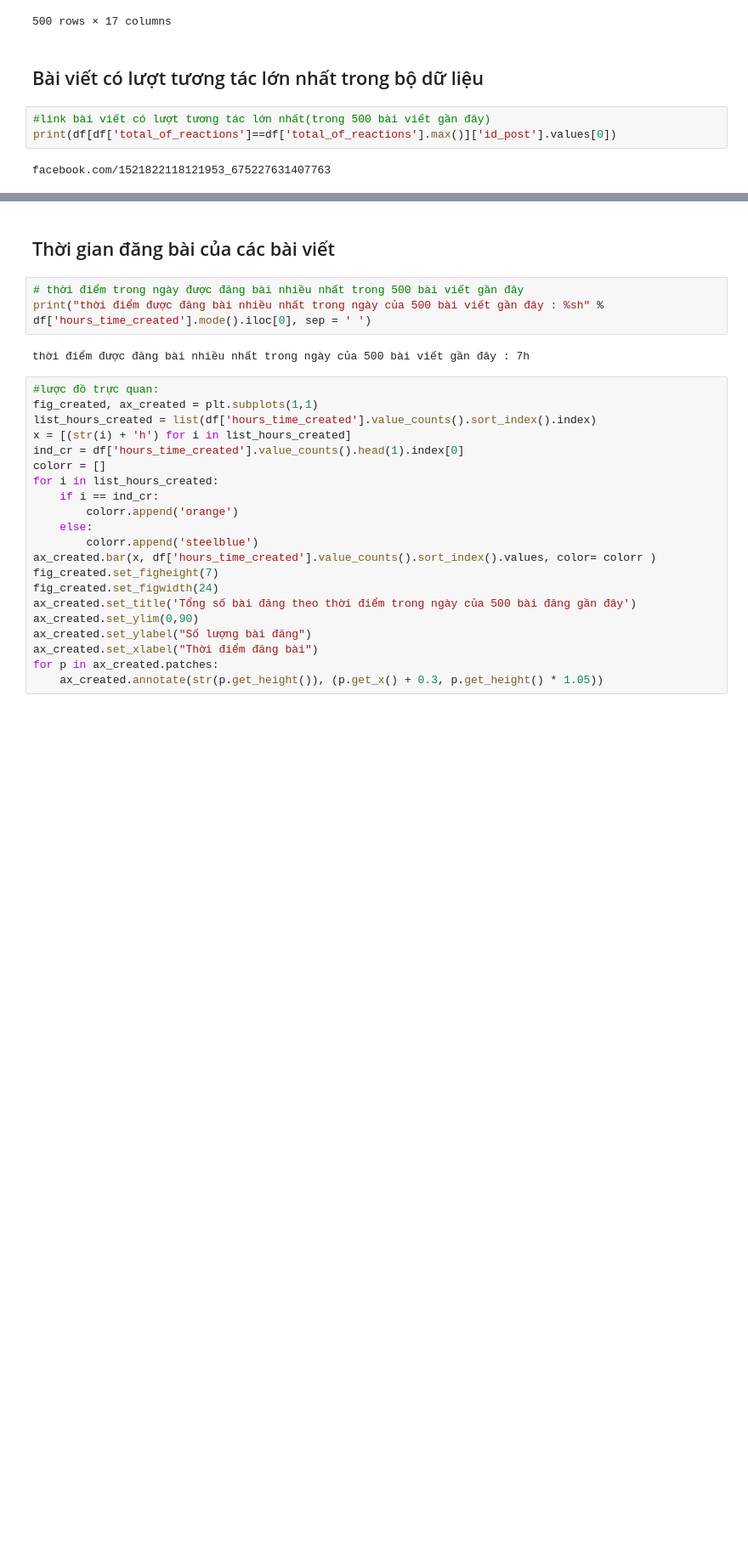
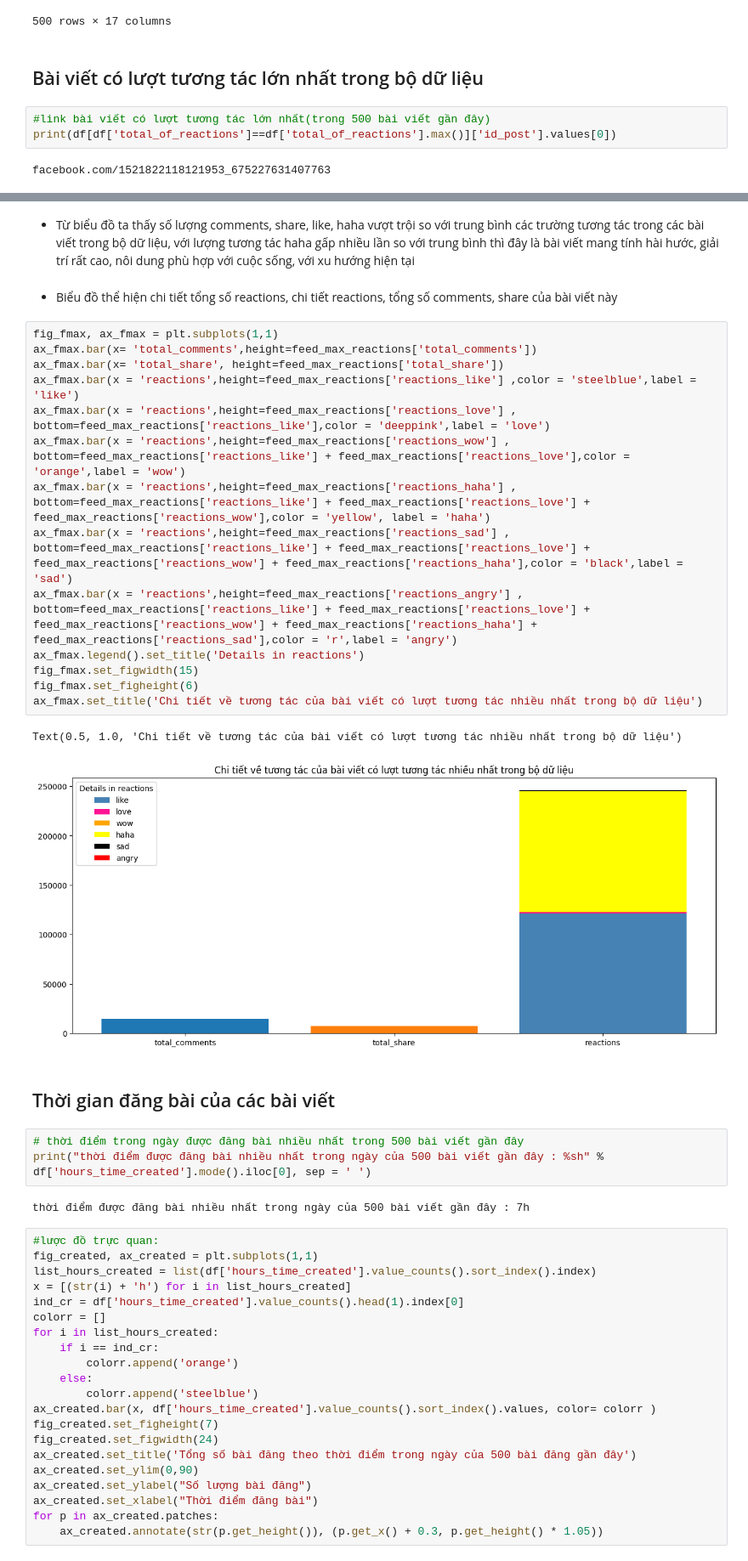
Before and after one commit to VuThanhDat14122004/big, a Jupyter notebook: analyze.ipynb, the cells around one changed output, grey strips where cells are left out. Shown at 85% size. Saved outputs shown, nothing was run; the diff lists cells and outputs as text; blank space fills up the shorter version.

```diff
--- a/analyze.ipynb
+++ b/analyze.ipynb
@@ -145,3 +226,24 @@ df[df['total_of_reactions']==df['total_of_reactions'].max()]
+# %% [markdown]
+- Từ biểu đồ ta thấy số lượng comments, share, like, haha vượt trội so với trung bình các trường tương tác trong các bài viết trong bộ dữ liệu, với lượng tương tác haha gấp nhiều lần so với trung bình thì đây là bài viết mang tính hài hước, giải trí rất cao, nôi dung phù hợp với cuộc sống, với xu hướng hiện tại
+# %% [markdown]
+- Biểu đồ thể hiện chi tiết tổng số reactions, chi tiết reactions, tổng số comments, share của bài viết này
+# %%
+fig_fmax, ax_fmax = plt.subplots(1,1)
+ax_fmax.bar(x= 'total_comments',height=feed_max_reactions['total_comments'])
+ax_fmax.bar(x= 'total_share', height=feed_max_reactions['total_share'])
+ax_fmax.bar(x = 'reactions',height=feed_max_reactions['reactions_like'] ,color = 'steelblue',label = 'like')
+ax_fmax.bar(x = 'reactions',height=feed_max_reactions['reactions_love'] , bottom=feed_max_reactions['reactions_like'],color = 'deeppink',label = 'love')
+ax_fmax.bar(x = 'reactions',height=feed_max_reactions['reactions_wow'] , bottom=feed_max_reactions['reactions_like'] + feed_max_reactions['reactions_love'],color = 'orange',label = 'wow')
+ax_fmax.bar(x = 'reactions',height=feed_max_reactions['reactions_haha'] , bottom=feed_max_reactions['reactions_like'] + feed_max_reactions['reactions_love'] + feed_max_reactions['reactions_wow'],color = 'yellow', label = 'haha')
+ax_fmax.bar(x = 'reactions',height=feed_max_reactions['reactions_sad'] , bottom=feed_max_reactions['reactions_like'] + feed_max_reactions['reactions_love'] + feed_max_reactions['reactions_wow'] + feed_max_reactions['reactions_haha'],color = 'black',label = 'sad')
+ax_fmax.bar(x = 'reactions',height=feed_max_reactions['reactions_angry'] , bottom=feed_max_reactions['reactions_like'] + feed_max_reactions['reactions_love'] + feed_max_reactions['reactions_wow'] + feed_max_reactions['reactions_haha'] + feed_max_reactions['reactions_sad'],color = 'r',label = 'angry')
+ax_fmax.legend().set_title('Details in reactions')
+fig_fmax.set_figwidth(15)
+fig_fmax.set_figheight(6)
+ax_fmax.set_title('Chi tiết về tương tác của bài viết có lượt tương tác nhiều nhất trong bộ dữ liệu')
+# %% [output]
+Text(0.5, 1.0, 'Chi tiết về tương tác của bài viết có lượt tương tác nhiều nhất trong bộ dữ liệu')
+[figure, added]
 # %% [markdown]
 ## Thời gian đăng bài của các bài viết
 # %%
```
Also changed, not shown: parts of 10 cells of this notebook.
